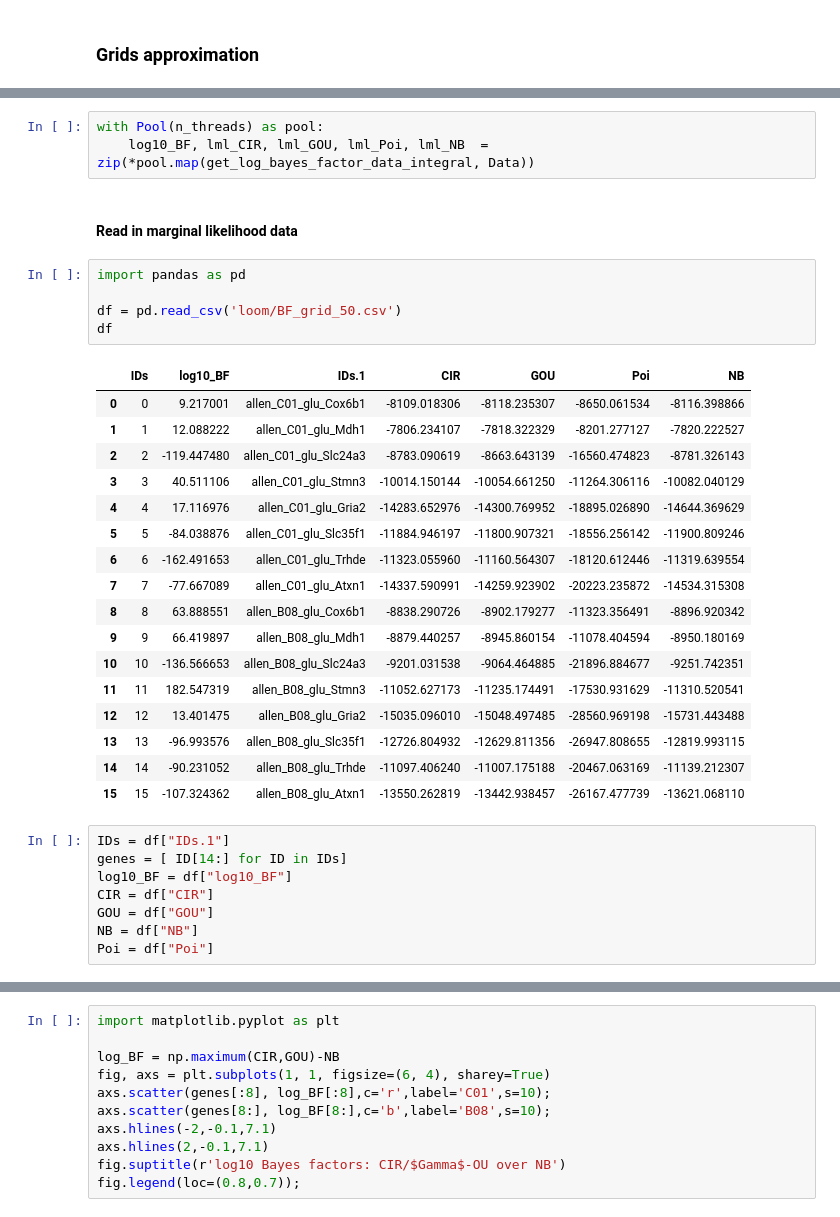
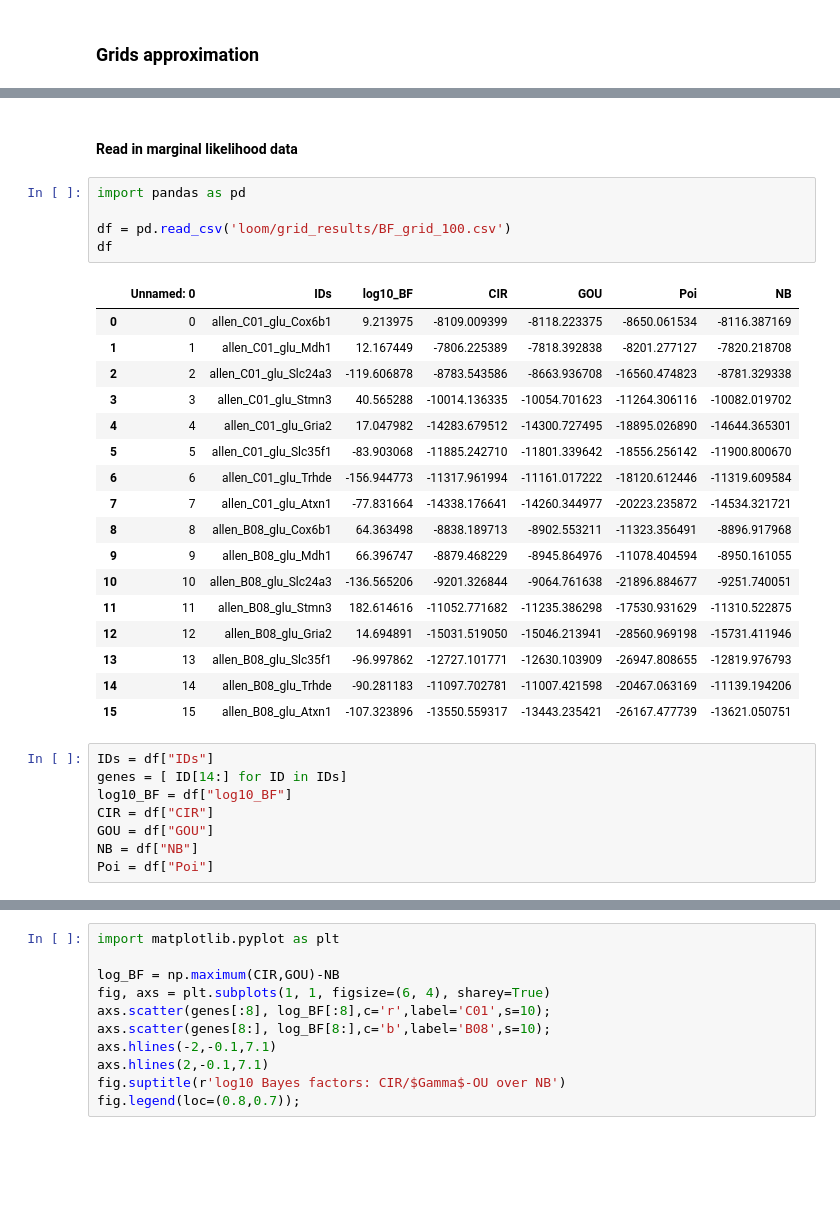
Before and after one commit to pachterlab/GVFP_2021, a Jupyter notebook: loom_analysis_copy.ipynb, the cells around one changed output, grey strips where cells are left out. Cells and saved outputs as stored; diff of their text form; blank space fills up the shorter version.

```diff
--- a/loom_analysis_copy.ipynb
+++ b/loom_analysis_copy.ipynb
@@ -865,33 +854,30 @@ allen_C01_glu_Mdh1
-# %%
-with Pool(n_threads) as pool:
-    log10_BF, lml_CIR, lml_GOU, lml_Poi, lml_NB  = zip(*pool.map(get_log_bayes_factor_data_integral, Data))
 # %% [markdown]
 #### Read in marginal likelihood data
 # %%
 import pandas as pd
 
-df = pd.read_csv('loom/BF_grid_50.csv')
+df = pd.read_csv('loom/grid_results/BF_grid_100.csv')
 df
 # %% [output]
-|  | IDs | log10_BF | IDs.1 | CIR | GOU | Poi | NB |
-| 0 | 0 | 9.217001 | allen_C01_glu_Cox6b1 | -8109.018306 | -8118.235307 | -8650.061534 | -8116.398866 |
-| 1 | 1 | 12.088222 | allen_C01_glu_Mdh1 | -7806.234107 | -7818.322329 | -8201.277127 | -7820.222527 |
-| 2 | 2 | -119.447480 | allen_C01_glu_Slc24a3 | -8783.090619 | -8663.643139 | -16560.474823 | -8781.326143 |
-| 3 | 3 | 40.511106 | allen_C01_glu_Stmn3 | -10014.150144 | -10054.661250 | -11264.306116 | -10082.040129 |
-| 4 | 4 | 17.116976 | allen_C01_glu_Gria2 | -14283.652976 | -14300.769952 | -18895.026890 | -14644.369629 |
-| 5 | 5 | -84.038876 | allen_C01_glu_Slc35f1 | -11884.946197 | -11800.907321 | -18556.256142 | -11900.809246 |
-| 6 | 6 | -162.491653 | allen_C01_glu_Trhde | -11323.055960 | -11160.564307 | -18120.612446 | -11319.639554 |
-| 7 | 7 | -77.667089 | allen_C01_glu_Atxn1 | -14337.590991 | -14259.923902 | -20223.235872 | -14534.315308 |
-| 8 | 8 | 63.888551 | allen_B08_glu_Cox6b1 | -8838.290726 | -8902.179277 | -11323.356491 | -8896.920342 |
-| 9 | 9 | 66.419897 | allen_B08_glu_Mdh1 | -8879.440257 | -8945.860154 | -11078.404594 | -8950.180169 |
-| 10 | 10 | -136.566653 | allen_B08_glu_Slc24a3 | -9201.031538 | -9064.464885 | -21896.884677 | -9251.742351 |
-| 11 | 11 | 182.547319 | allen_B08_glu_Stmn3 | -11052.627173 | -11235.174491 | -17530.931629 | -11310.520541 |
-| 12 | 12 | 13.401475 | allen_B08_glu_Gria2 | -15035.096010 | -15048.497485 | -28560.969198 | -15731.443488 |
-| 13 | 13 | -96.993576 | allen_B08_glu_Slc35f1 | -12726.804932 | -12629.811356 | -26947.808655 | -12819.993115 |
-| 14 | 14 | -90.231052 | allen_B08_glu_Trhde | -11097.406240 | -11007.175188 | -20467.063169 | -11139.212307 |
-| 15 | 15 | -107.324362 | allen_B08_glu_Atxn1 | -13550.262819 | -13442.938457 | -26167.477739 | -13621.068110 |
+|  | Unnamed: 0 | IDs | log10_BF | CIR | GOU | Poi | NB |
+| 0 | 0 | allen_C01_glu_Cox6b1 | 9.213975 | -8109.009399 | -8118.223375 | -8650.061534 | -8116.387169 |
+| 1 | 1 | allen_C01_glu_Mdh1 | 12.167449 | -7806.225389 | -7818.392838 | -8201.277127 | -7820.218708 |
+| 2 | 2 | allen_C01_glu_Slc24a3 | -119.606878 | -8783.543586 | -8663.936708 | -16560.474823 | -8781.329338 |
+| 3 | 3 | allen_C01_glu_Stmn3 | 40.565288 | -10014.136335 | -10054.701623 | -11264.306116 | -10082.019702 |
+| 4 | 4 | allen_C01_glu_Gria2 | 17.047982 | -14283.679512 | -14300.727495 | -18895.026890 | -14644.365301 |
+| 5 | 5 | allen_C01_glu_Slc35f1 | -83.903068 | -11885.242710 | -11801.339642 | -18556.256142 | -11900.800670 |
+| 6 | 6 | allen_C01_glu_Trhde | -156.944773 | -11317.961994 | -11161.017222 | -18120.612446 | -11319.609584 |
+| 7 | 7 | allen_C01_glu_Atxn1 | -77.831664 | -14338.176641 | -14260.344977 | -20223.235872 | -14534.321721 |
+| 8 | 8 | allen_B08_glu_Cox6b1 | 64.363498 | -8838.189713 | -8902.553211 | -11323.356491 | -8896.917968 |
+| 9 | 9 | allen_B08_glu_Mdh1 | 66.396747 | -8879.468229 | -8945.864976 | -11078.404594 | -8950.161055 |
+| 10 | 10 | allen_B08_glu_Slc24a3 | -136.565206 | -9201.326844 | -9064.761638 | -21896.884677 | -9251.740051 |
+| 11 | 11 | allen_B08_glu_Stmn3 | 182.614616 | -11052.771682 | -11235.386298 | -17530.931629 | -11310.522875 |
+| 12 | 12 | allen_B08_glu_Gria2 | 14.694891 | -15031.519050 | -15046.213941 | -28560.969198 | -15731.411946 |
+| 13 | 13 | allen_B08_glu_Slc35f1 | -96.997862 | -12727.101771 | -12630.103909 | -26947.808655 | -12819.976793 |
+| 14 | 14 | allen_B08_glu_Trhde | -90.281183 | -11097.702781 | -11007.421598 | -20467.063169 | -11139.194206 |
+| 15 | 15 | allen_B08_glu_Atxn1 | -107.323896 | -13550.559317 | -13443.235421 | -26167.477739 | -13621.050751 |
 # %%
-IDs = df["IDs.1"]
+IDs = df["IDs"]
 genes = [ ID[14:] for ID in IDs]
 log10_BF = df["log10_BF"]
 CIR = df["CIR"]
```
Also changed, not shown: parts of 78 cells of this notebook.
